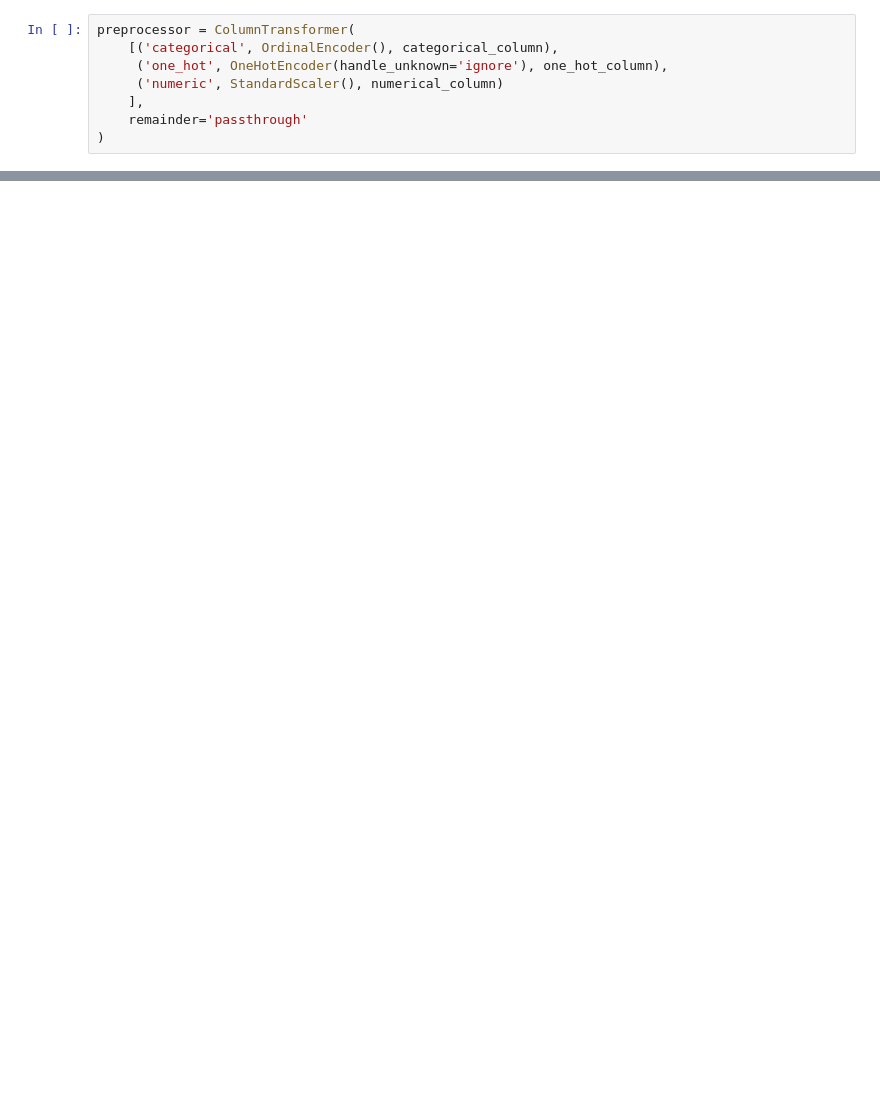
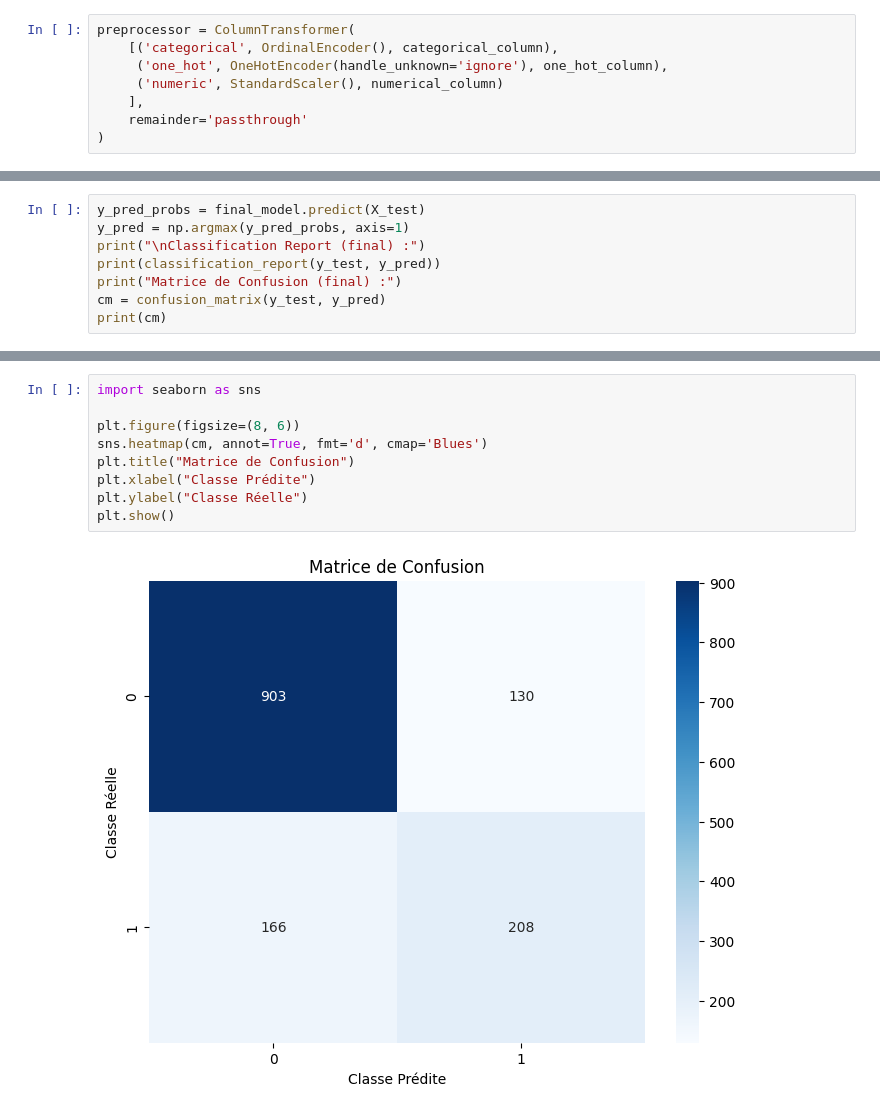
Before and after one commit to gvannesson/churn_deeplearning, a Jupyter notebook: modelisation_gauthier.ipynb, the cells around one changed output, grey strips where cells are left out. Cells and saved outputs as stored; diff of their text form; blank space fills up the shorter version.

```diff
--- a/modelisation_gauthier.ipynb
+++ b/modelisation_gauthier.ipynb
@@ -327,0 +608,8 @@ mylist
+# %%
+y_pred_probs = final_model.predict(X_test)
+y_pred = np.argmax(y_pred_probs, axis=1)
+print("\nClassification Report (final) :")
+print(classification_report(y_test, y_pred))
+print("Matrice de Confusion (final) :")
+cm = confusion_matrix(y_test, y_pred)
+print(cm)
@@ -327,0 +632,11 @@ mylist
+# %%
+import seaborn as sns
+
+plt.figure(figsize=(8, 6))
+sns.heatmap(cm, annot=True, fmt='d', cmap='Blues')
+plt.title("Matrice de Confusion")
+plt.xlabel("Classe Prédite")
+plt.ylabel("Classe Réelle")
+plt.show()
+# %% [output]
+[figure, added]
```
Also changed, not shown: parts of 54 cells of this notebook, 55 other files.
